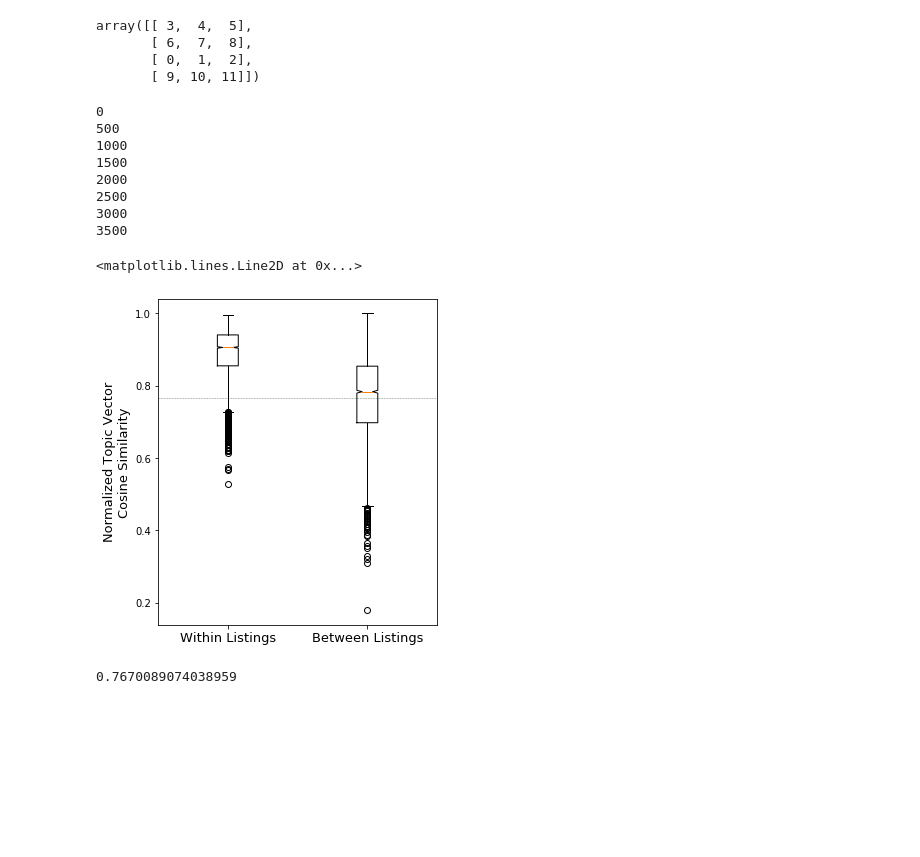
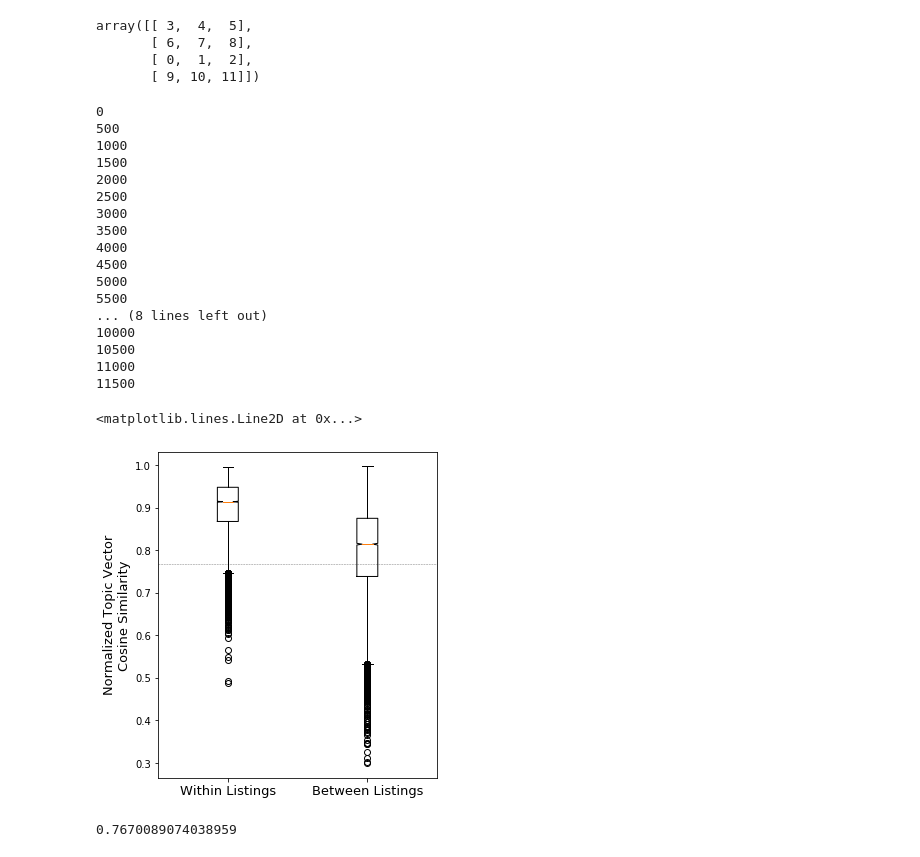
Before and after one commit to bdferris642/airbnb_insight, a Jupyter notebook: Topic Analysis.ipynb, the cells around one changed output. Saved outputs shown, nothing was run; the diff lists cells and outputs as text; code cells hidden in the pictures; blank space fills up the shorter version.

```diff
--- a/Topic Analysis.ipynb
+++ b/Topic Analysis.ipynb
@@ -590,0 +444,4 @@ fdf_listing_ids.shape
+# %%
+fdf_listing_ids = np.unique(flat_df.listing_id)
+fdf_user_ids = np.unique(flat_df.user_id)
+fdf_listing_ids.shape
@@ -595,9 +454,9 @@ fdf_listing_ids.shape
 n_revs_per_listing= np.zeros((len(fdf_listing_ids)))
 n_revs_per_user= np.zeros((len(fdf_user_ids)))
 
-print(flat_df_newclean.shape)
+print(flat_df.shape)
 for ilist, lid in enumerate(fdf_listing_ids):
-    n_revs_per_listing[ilist] = flat_df_newclean[flat_df_newclean.listing_id==lid].shape[0]
+    n_revs_per_listing[ilist] = flat_df[flat_df.listing_id==lid].shape[0]
 for iuid, uid in enumerate(fdf_user_ids):
-    n_revs_per_user[iuid] = flat_df_newclean[flat_df_newclean.user_id == uid].shape[0]
+    n_revs_per_user[iuid] = flat_df[flat_df.user_id == uid].shape[0]
 # %% [output]
@@ -669,7 +523,0 @@ list_of_host_names[1]
-# %%
-flat_df_newclean.comments.fillna('')
-flat_df_HOST_NAME = deepcopy(flat_df_newclean)
-for ic, c in enumerate(flat_df_newclean.comments):
-    name = flat_df_newclean.host_name.iloc[ic]
-    if name is not np.nan:
-        flat_df_HOST_NAME.comments.iloc[ic]=flat_df_newclean.comments.iloc[ic].replace(name, 'HOST_NAME')
@@ -1075,13 +877,13 @@ finished lda model, n=7 topics
 [None, None, None, None, None, None, None]
 # %%
 
-lda10_st_05_sb1000, topics10_st_05_sb1000, corpus10_st_05_sb1000, dictionary10_st_05_sb1000 =  \
-                                extract_topic_vectors(datadir+'flat_df_newclean_HOST_NAME.pkl',
+lda10_st_05_sb1000_NEW, topics10_st_05_sb1000_NEW, corpus10_st_05_sb1000_NEW, dictionary10_st_05_sb1000_NEW =  \
+        extract_topic_vectors('../../Desktop/Insight Project/airbnb/pickles/flat_df.pkl',
                                                              tf_idf = False, n_topics=10,
                                                               no_below = 1000, no_above = .05,
                                                      npasses= 10)
 print('finished lda model, n=10 topics')
-[print(t, '\n') for t in topics10_st_05_sb1000]
+[print(t, '\n') for t in topics10_st_05_sb1000_NEW]
 # %% [output]
 Loaded File
 Made Corpus
@@ -1232,21 +1035,22 @@ array([[ 3,  4,  5],
        [ 0,  1,  2],
        [ 9, 10, 11]])
 # %%
+fdf_listing_ids_ge20 = fdf_listing_ids[n_revs_per_listing >= 20]
 random_lids = np.random.permutation(fdf_listing_ids_ge20)
 sims_within = np.zeros((len(fdf_listing_ids_ge20)))
 sims_between = np.zeros((len(fdf_listing_ids_ge20)))
 sims_random =  np.zeros((len(fdf_listing_ids_ge20)))
 n_topics = 10
-model = lda10_st_05_sb1000
+model = lda10_st_05_sb1000_NEW
 norm=True
 consistent_lengths = True
 
-flat_df_newclean_HOST_NAME['corpus10_st_05_sb1000'] = corpus10_st_05_sb1000
+flat_df['corpus10_st_05_sb1000_NEW'] = corpus10_st_05_sb1000_NEW
 for i, lid in enumerate(fdf_listing_ids_ge20):
     if not i % 500:
         print(i)
     #get comments in bag-of-words format
-    comments = list(flat_df_newclean_HOST_NAME[flat_df_newclean_HOST_NAME.listing_id == lid].corpus10_st_05_sb1000)
+    comments = list(flat_df[flat_df.listing_id == lid].corpus10_st_05_sb1000_NEW)
 
     comms_a = comments[::2]
     comms_b = comments[1::2]
@@ -1255,7 +1059,7 @@ for i, lid in enumerate(fdf_listing_ids_ge20):
 
     random_lid = random_lids[i]
     random_comments = \
-        list(flat_df_newclean_HOST_NAME[flat_df_newclean_HOST_NAME.listing_id == random_lid].corpus10_st_05_sb1000)
+        list(flat_df[flat_df.listing_id == random_lid].corpus10_st_05_sb1000_NEW)
     random_comms = random_comments[::2]
     random_topic_scores = np.array([get_topic_score(c, model, n_topics, norm) for c in random_comms])
 
@@ -1265,37 +1069,44 @@ for i, lid in enumerate(fdf_listing_ids_ge20):
         topic_scores_b = np.random.permutation(topic_scores_b)[:minlen]
         random_topic_scores = np.random.permutation(random_topic_scores)[:minlen]
 
 
     mean_topic_score_a = np.mean(topic_scores_a, axis=0)
     mean_topic_score_b = np.mean(topic_scores_b, axis=0)
     random_mean_topic_score = np.mean(random_topic_scores, axis=0)
 
 
     r = np.random.uniform(low=0, high=1.0, size=10)
     r_norm = r/ np.linalg.norm(r)
 
-
-
     sims_within[i] = cosine_similarity(mean_topic_score_a, mean_topic_score_b)
     sims_between[i] = cosine_similarity(mean_topic_score_a, random_mean_topic_score)
-    sims_random_norm[i] = cosine_similarity(mean_topic_score_a, r_norm)
+    sims_random[i] = cosine_similarity(mean_topic_score_a, r_norm)
 
 plt.figure(1, (5, 6))
 plt.boxplot([sims_within, sims_between], notch = True)
 plt.gca().set_xticklabels(['Within Listings', 'Between Listings'], fontsize=13)
 plt.ylabel('Normalized Topic Vector\nCosine Similarity', fontsize=13)
 plt.gca().axhline(0.7670089074038959, ls='--', lw=0.5, alpha=0.5, c='k')
 # %% [output]
 0
 500
 1000
 1500
 2000
 2500
 3000
 3500
+4000
+4500
+5000
+5500
+... (8 lines left out)
+10000
+10500
+11000
+11500
 <matplotlib.lines.Line2D at 0x...>
-[figure, old version]
+[figure, new version]
 # %%
 np.mean(sims_random_norm, axis=0)
 # %% [output]
```
Also changed, not shown: parts of 92 cells of this notebook, 1 other file.
